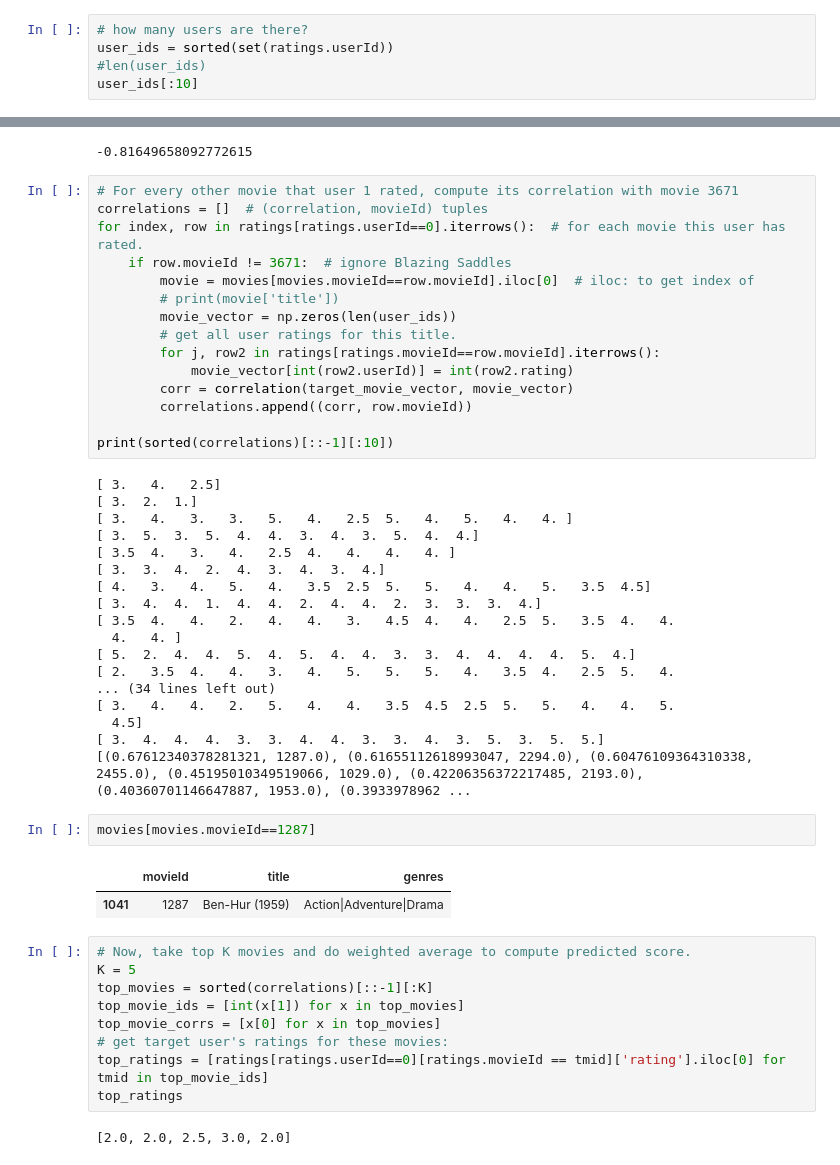
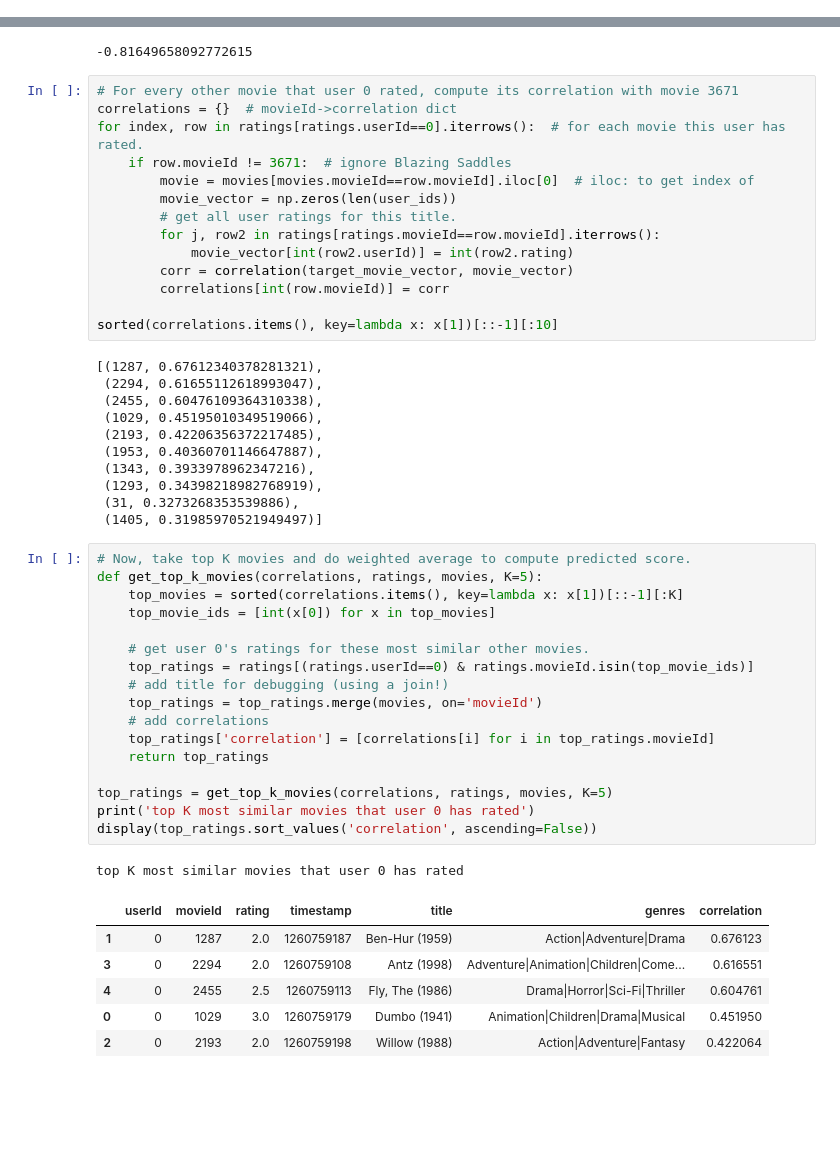
Before and after one commit to iit-cs579/main, a Jupyter notebook: lec/l19/l19.ipynb, the cells around one changed output, grey strips where cells are left out. Cells and saved outputs as stored; diff of their text form; blank space fills up the shorter version.

```diff
--- a/lec/l19/l19.ipynb
+++ b/lec/l19/l19.ipynb
@@ -151,8 +160,3 @@ user_ids[:10]
 # %%
 # make user ids start at 0.
 ratings['userId'] = ratings['userId'] - 1
-# %%
-# how many users are there?
-user_ids = sorted(set(ratings.userId))
-#len(user_ids)
-user_ids[:10]
@@ -235,51 +221,52 @@ correlation(np.array([0,4,0,5,0,5,2]),
 [5 4 4 5]
 -0.81649658092772615
 # %%
-# For every other movie that user 1 rated, compute its correlation with movie 3671
-correlations = []  # (correlation, movieId) tuples
+# For every other movie that user 0 rated, compute its correlation with movie 3671
+correlations = {}  # movieId->correlation dict
 for index, row in ratings[ratings.userId==0].iterrows():  # for each movie this user has rated.
     if row.movieId != 3671:  # ignore Blazing Saddles
         movie = movies[movies.movieId==row.movieId].iloc[0]  # iloc: to get index of
-        # print(movie['title'])
         movie_vector = np.zeros(len(user_ids))
         # get all user ratings for this title.
         for j, row2 in ratings[ratings.movieId==row.movieId].iterrows():
             movie_vector[int(row2.userId)] = int(row2.rating)
         corr = correlation(target_movie_vector, movie_vector)
-        correlations.append((corr, row.movieId))
+        correlations[int(row.movieId)] = corr
 
-print(sorted(correlations)[::-1][:10])
+sorted(correlations.items(), key=lambda x: x[1])[::-1][:10]
 # %% [output]
-[ 3.   4.   2.5]
-[ 3.  2.  1.]
-[ 3.   4.   3.   3.   5.   4.   2.5  5.   4.   5.   4.   4. ]
-[ 3.  5.  3.  5.  4.  4.  3.  4.  3.  5.  4.  4.]
-[ 3.5  4.   3.   4.   2.5  4.   4.   4.   4. ]
-[ 3.  3.  4.  2.  4.  3.  4.  3.  4.]
-[ 4.   3.   4.   5.   4.   3.5  2.5  5.   5.   4.   4.   5.   3.5  4.5]
-[ 3.  4.  4.  1.  4.  4.  2.  4.  4.  2.  3.  3.  3.  4.]
-[ 3.5  4.   4.   2.   4.   4.   3.   4.5  4.   4.   2.5  5.   3.5  4.   4.
-  4.   4. ]
-[ 5.  2.  4.  4.  5.  4.  5.  4.  4.  3.  3.  4.  4.  4.  4.  5.  4.]
-[ 2.   3.5  4.   4.   3.   4.   5.   5.   5.   4.   3.5  4.   2.5  5.   4.
-... (34 lines left out)
-[ 3.   4.   4.   2.   5.   4.   4.   3.5  4.5  2.5  5.   5.   4.   4.   5.
-  4.5]
-[ 3.  4.  4.  4.  3.  3.  4.  4.  3.  3.  4.  3.  5.  3.  5.  5.]
-[(0.67612340378281321, 1287.0), (0.61655112618993047, 2294.0), (0.60476109364310338, 2455.0), (0.45195010349519066, 1029.0), (0.42206356372217485, 2193.0), (0.40360701146647887, 1953.0), (0.3933978962 ...
+[(1287, 0.67612340378281321),
+ (2294, 0.61655112618993047),
+ (2455, 0.60476109364310338),
+ (1029, 0.45195010349519066),
+ (2193, 0.42206356372217485),
+ (1953, 0.40360701146647887),
+ (1343, 0.3933978962347216),
+ (1293, 0.34398218982768919),
+ (31, 0.3273268353539886),
+ (1405, 0.31985970521949497)]
-# %%
-movies[movies.movieId==1287]
-# %% [output]
-|  | movieId | title | genres |
-| 1041 | 1287 | Ben-Hur (1959) | Action|Adventure|Drama |
 # %%
 # Now, take top K movies and do weighted average to compute predicted score.
-K = 5
-top_movies = sorted(correlations)[::-1][:K]
-top_movie_ids = [int(x[1]) for x in top_movies]
-top_movie_corrs = [x[0] for x in top_movies]
-# get target user's ratings for these movies:
-top_ratings = [ratings[ratings.userId==0][ratings.movieId == tmid]['rating'].iloc[0] for tmid in top_movie_ids]
-top_ratings
+def get_top_k_movies(correlations, ratings, movies, K=5):
+    top_movies = sorted(correlations.items(), key=lambda x: x[1])[::-1][:K]
+    top_movie_ids = [int(x[0]) for x in top_movies]
+
+    # get user 0's ratings for these most similar other movies.
+    top_ratings = ratings[(ratings.userId==0) & ratings.movieId.isin(top_movie_ids)]
+    # add title for debugging (using a join!)
+    top_ratings = top_ratings.merge(movies, on='movieId')
+    # add correlations
+    top_ratings['correlation'] = [correlations[i] for i in top_ratings.movieId]
+    return top_ratings
+
+top_ratings = get_top_k_movies(correlations, ratings, movies, K=5)
+print('top K most similar movies that user 0 has rated')
+display(top_ratings.sort_values('correlation', ascending=False))
 # %% [output]
-[2.0, 2.0, 2.5, 3.0, 2.0]
+top K most similar movies that user 0 has rated
+|  | userId | movieId | rating | timestamp | title | genres | correlation |
+| 1 | 0 | 1287 | 2.0 | 1260759187 | Ben-Hur (1959) | Action|Adventure|Drama | 0.676123 |
+| 3 | 0 | 2294 | 2.0 | 1260759108 | Antz (1998) | Adventure|Animation|Children|Come... | 0.616551 |
+| 4 | 0 | 2455 | 2.5 | 1260759113 | Fly, The (1986) | Drama|Horror|Sci-Fi|Thriller | 0.604761 |
+| 0 | 0 | 1029 | 3.0 | 1260759179 | Dumbo (1941) | Animation|Children|Drama|Musical | 0.451950 |
+| 2 | 0 | 2193 | 2.0 | 1260759198 | Willow (1988) | Action|Adventure|Fantasy | 0.422064 |
```
Also changed, not shown: parts of 11 cells of this notebook.
